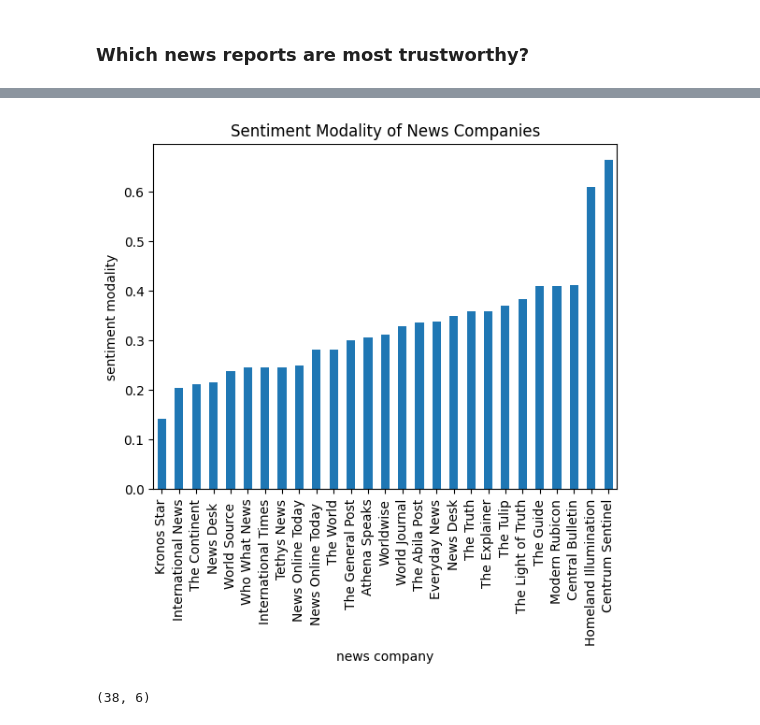
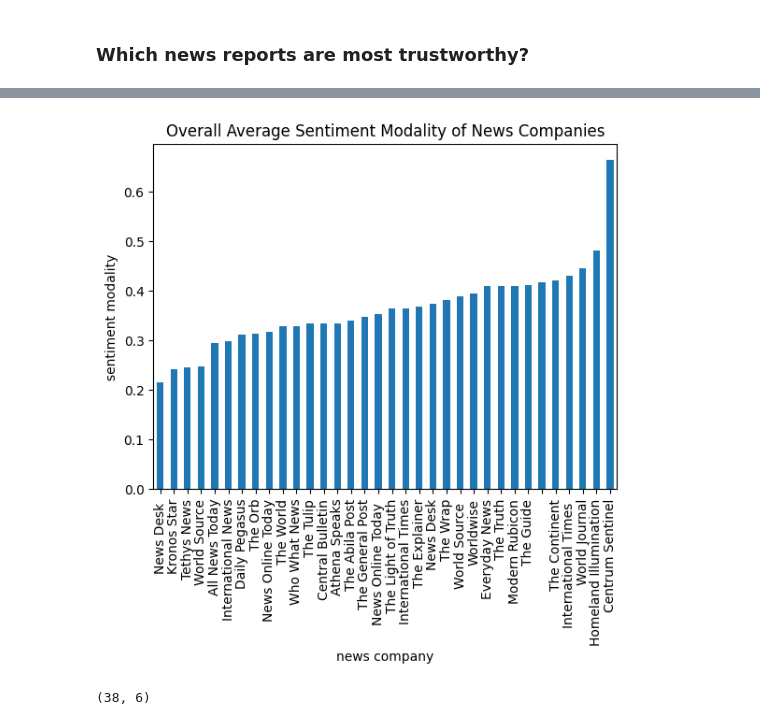
Before and after one commit to hypothetical-lemon/COMP4449-capstone, a Jupyter notebook: final/KronosKidnapping/heather_lemon_final_kidnappingreport.ipynb, the cells around one changed output, grey strips where cells are left out. Saved outputs shown, nothing was run; the diff lists cells and outputs as text; code cells hidden in the pictures.

Commit message:
add comments, remove dead code, update 2 graphs, work on timeline

```diff
--- a/final/KronosKidnapping/heather_lemon_final_kidnappingreport.ipynb
+++ b/final/KronosKidnapping/heather_lemon_final_kidnappingreport.ipynb
@@ -991,7 +1008,7 @@ Kronos Star has the lowest value in terms of sentient modality or the least amou
 # %%
-event_day.groupby(['news_company'])['sentiment_modality'].mean().sort_values().plot(kind='bar', xlabel='news company', ylabel='sentiment modality', title='Sentiment Modality of News Companies');
+articles_df.groupby(['news_company'])['sentiment_modality'].mean().sort_values().plot(kind='bar', xlabel='news company', ylabel='sentiment modality', title='Overall Average Sentiment Modality of News Companies');
 # %% [output]
-[figure, old version]
+[figure, new version]
 # %%
 kronos_star_reports = event_day[event_day['news_company'] == 'Kronos Star']
 print(kronos_star_reports.shape)
```
Also changed, not shown: parts of 24 cells of this notebook.
